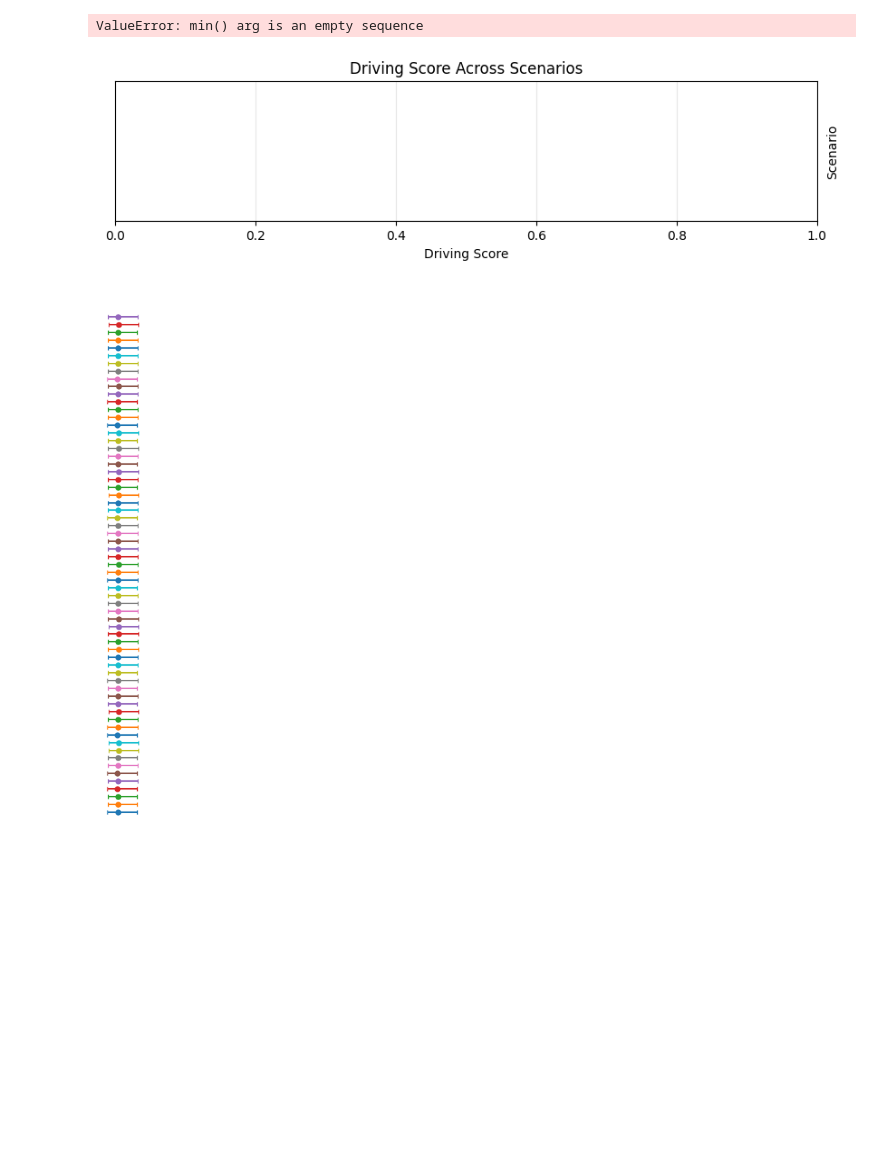
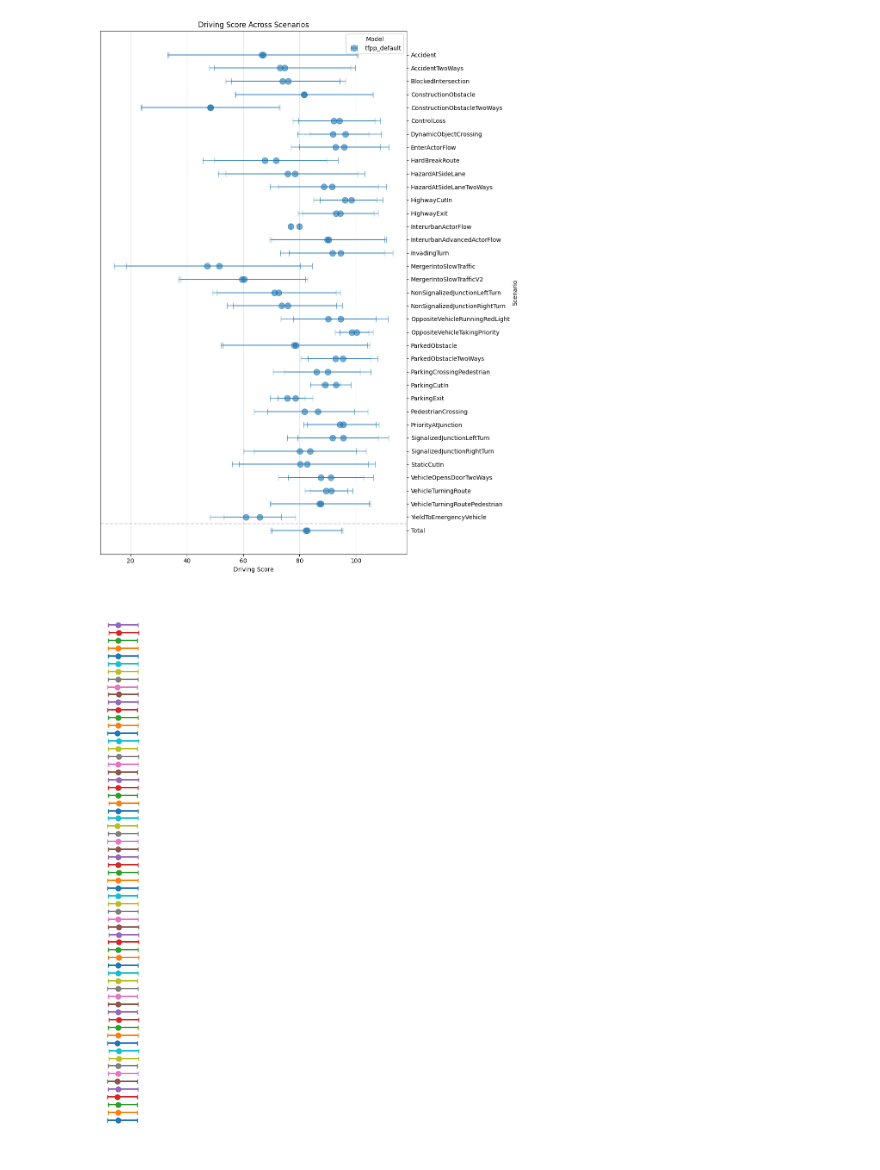
Before and after one commit to andreas122001/AD_specialization_project, a Jupyter notebook: test.ipynb, the cells around one changed output. Cells and saved outputs as stored; diff of their text form; code cells hidden in the pictures; blank space fills up the shorter version.

Commit message:
Some changes to model visualization and result parsing

```diff
--- a/test.ipynb
+++ b/test.ipynb
@@ -4,12 +4,12 @@ import pandas as pd
 import matplotlib.pyplot as plt
 import numpy as np
 from collections import defaultdict
-path_template = "evaluation/{}_routes_validation_model_0030/{}_routes_validation_e0_model_0030/results.json"
+path_template = "evaluation/routes_validation/{}_e30/rep0/results2.json"
 
 files = [
-    # "tfpp_s2s1",
-    # "tfpp_default",
-    # "tfpp_static_s5s2"
+    # "tfpp_base",
+    "tfpp_default",
+    # "tfpp_static_s5s2_old"
 ]  # Replace with your files
 score_type = "score_composed"  # Choose score_route, score_penalty, etc.
 score_types = {
@@ -18,28 +18,29 @@ score_types = {
     "score_penalty": "Infraction score",
 }
 
-colors = ["#1f77b4", "#ff7f0e", "#2ca02c", "#d62728", "#9467bd", "#8c564b", "#e377c2", "#7f7f7f", "#bcbd22", "#17becf"]
 
 # Load data into a nested dictionary
 scenario_data = defaultdict(list)
-file_names = []
-for file_name, file_ in [(f, path_template.format(f,f)) for f in files]:
+for file_name, file_ in [(f, path_template.format(f)) for f in files]:
     with open(file_, 'r') as f:
         results = ujson.load(f)
-        file_names.append(file_name)
         for scenario_name, scenario in results.items():
             scenario_data[scenario_name].append({
                 "File": file_name,
                 "Mean": scenario["scores_mean"][score_type],
-                "Std": scenario["scores_std"][score_type]
+                "Std": scenario["scores_std"][score_type],
+                "Min": scenario["scores_min"][score_type],
+                "Max": scenario["scores_max"][score_type],
             })
+scenario_data = dict(sorted(scenario_data.items(), key=lambda x: (chr(255) if x[0] == "Total" else x[0]), reverse=True))
 
 # Create horizontal dot plot with error bars
-plt.figure(figsize=(10, len(scenario_data) * 0.2 + 2))  # Adjust height
+plt.figure(figsize=(10, len(scenario_data) * 0.3 + 2))  # Adjust height
+# Create y-positions for scenarios
+scenarios = scenario_data.keys()
+y_pos = np.arange(len(scenarios))
 
-# Create y-positions for scenarios
-scenarios = sorted(scenario_data.keys())
-y_pos = np.arange(len(scenarios))
+colors = ["#1f77b4", "#ff7f0e", "#2ca02c", "#d62728", "#9467bd", "#8c564b", "#e377c2", "#7f7f7f", "#bcbd22", "#17becf"]
 
 # Plot each scenario
 for scenario_idx, (scenario, values) in enumerate(scenario_data.items()):
@@ -51,38 +52,49 @@ for scenario_idx, (scenario, values) in enumerate(scenario_data.items()):
             fmt='o',
             capsize=5,
             label=file_data["File"] if scenario_idx == 0 else "",
             markersize=10,
             alpha=0.6,
             color=colors[file_idx]
         )
+        plt.errorbar(
+            x=file_data["Mean"] + (np.random.rand(1)-0.5)*10,
+            y=scenario_idx,
+            xerr=file_data["Std"],
+            fmt='o',
+            capsize=5,
+            markersize=10,
+            alpha=0.6,
+            color=colors[file_idx]
+        )
+
+plt.axhline(0.5, color="black", linestyle="--", alpha=0.2)  # Horizontal line, separate Total
 
 # Customize plot
 plt.yticks(y_pos, scenarios)
 plt.xlabel(score_types[score_type])
 plt.ylabel("Scenario")
 plt.title(f"{score_types[score_type]} Across Scenarios")
 plt.grid(True, axis='x', alpha=0.3)
 
 # Move scenario labels to right side
 ax = plt.gca()
 ax.yaxis.set_label_position("right")
 ax.yaxis.tick_right()
 
 # Adjust x-axis limits
 all_means = [v["Mean"] for scenario in scenario_data.values() for v in scenario]
 all_stds = [v["Std"] for scenario in scenario_data.values() for v in scenario]
 buffer = max(all_stds) * 1.5 if all_stds else 5
-plt.xlim(left=max(0, min(all_means) - buffer),
-        right=min(115, max(all_means) + buffer))  # Assuming scores are 0-100
+# plt.xlim(left=max(0, min(all_means) - buffer),
+#         right=min(115, max(all_means) + buffer))  # Assuming scores are 0-100
 
 # Add legend
-plt.legend(bbox_to_anchor=(1.1, 1.05), title="Model Version")
+plt.legend(title="Model")
 
 plt.tight_layout()
 plt.show()
 # %% [output]
-ValueError: min() arg is an empty sequence
-[figure, old version]
+[figure, new version]
 # %%
 import torch
 cross_weight = ((torch.rand(65, 65) + 1) / 2)*0.2
```
Also changed, not shown: 3 other files.
